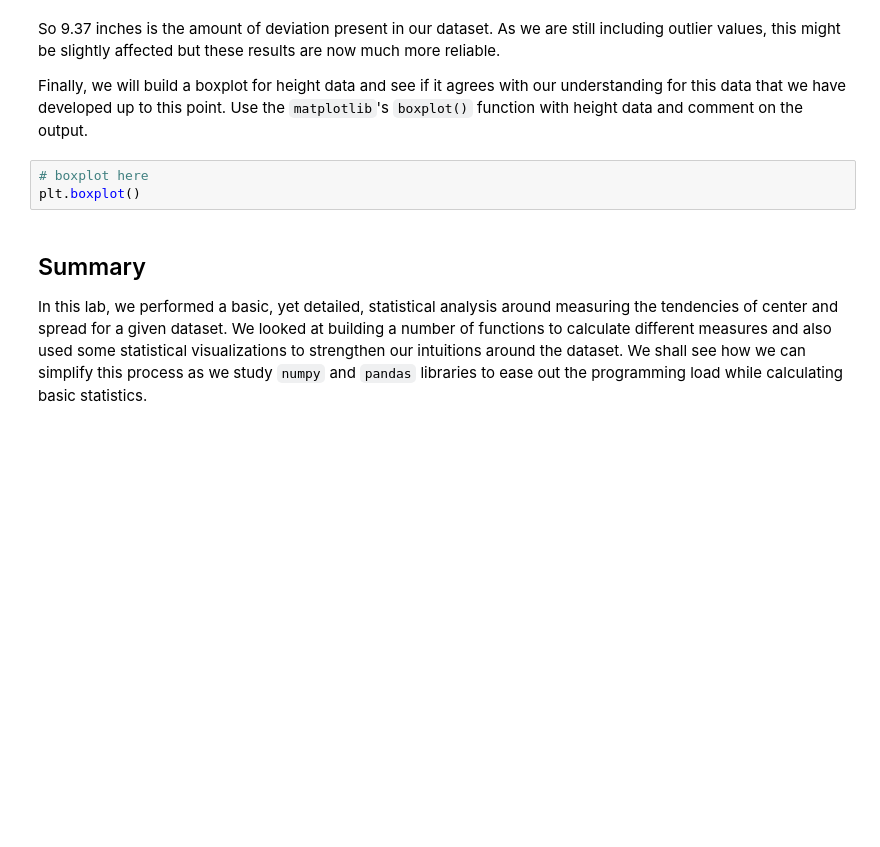
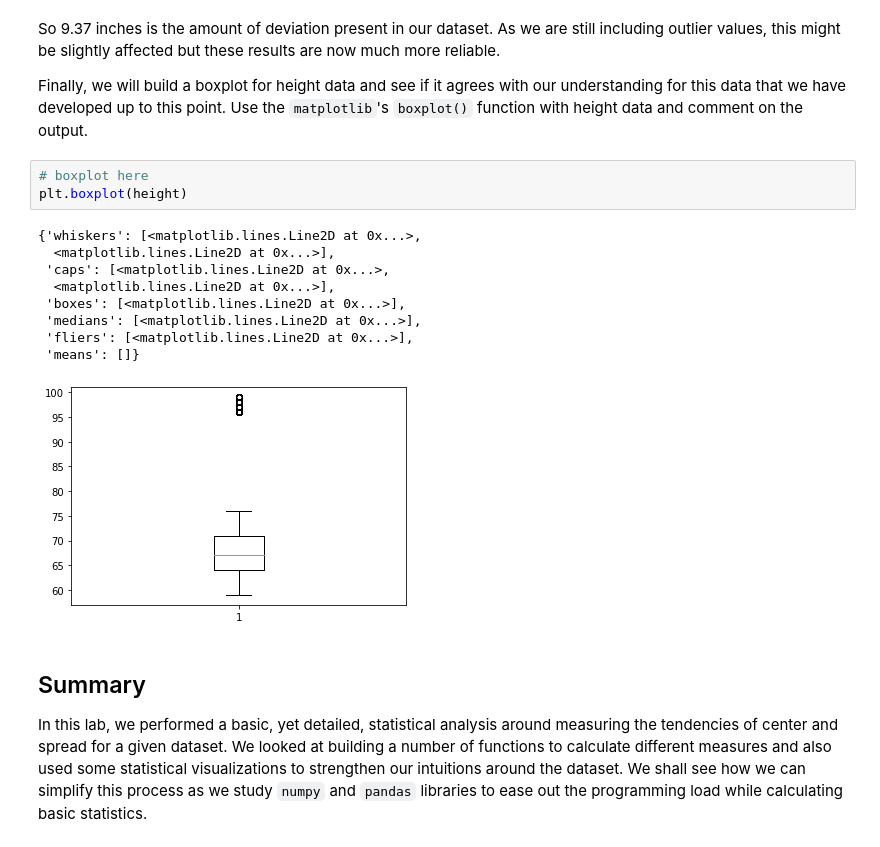
Before and after one commit to sethchart/dsc-implementing-statistics-with-functions-lab, a Jupyter notebook: index.ipynb, the cells around one changed output. Cells and saved outputs as stored; diff of their text form; blank space fills up the shorter version.

```diff
--- a/index.ipynb
+++ b/index.ipynb
@@ -355,7 +355,17 @@ So 9.37 inches is the amount of deviation present in our dataset. As we are stil
 Finally, we will build a boxplot for height data and see if it agrees with our understanding for this data that we have developed up to this point. Use the `matplotlib`'s `boxplot()` function with height data and comment on the output.
 # %%
 # boxplot here
-plt.boxplot()
+plt.boxplot(height)
+# %% [output]
+{'whiskers': [<matplotlib.lines.Line2D at 0x...>,
+  <matplotlib.lines.Line2D at 0x...>],
+ 'caps': [<matplotlib.lines.Line2D at 0x...>,
+  <matplotlib.lines.Line2D at 0x...>],
+ 'boxes': [<matplotlib.lines.Line2D at 0x...>],
+ 'medians': [<matplotlib.lines.Line2D at 0x...>],
+ 'fliers': [<matplotlib.lines.Line2D at 0x...>],
+ 'means': []}
+[figure, added]
 # %% [markdown]
 ## Summary
 
```
